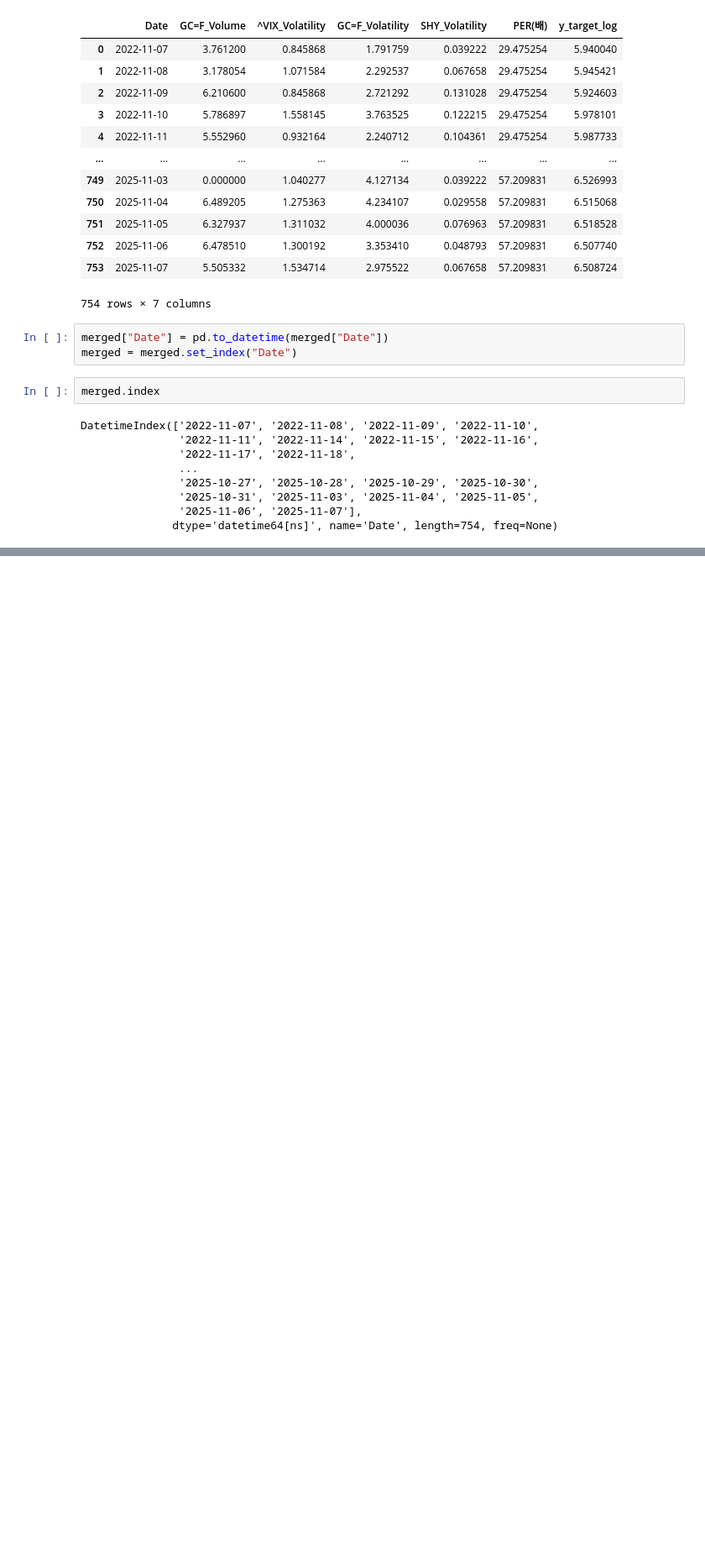
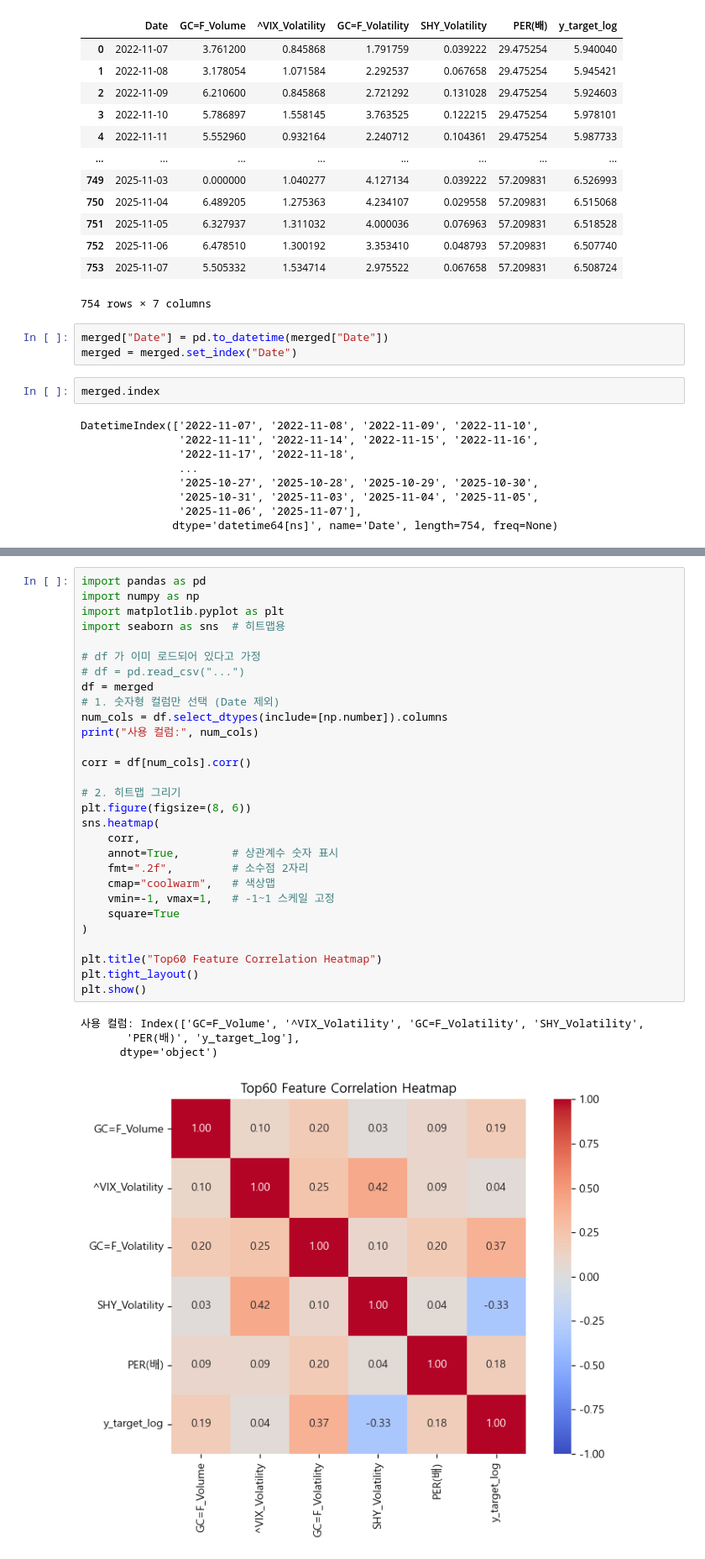
Before and after one commit to sooieong/SP500_Prediction, a Jupyter notebook: 버전1(top60)/preprocessing/log_VIF.ipynb, the cells around one changed output, grey strips where cells are left out. Shown at 84% size. Drawn from its saved outputs; the diff is of its cells as text; blank space fills up the shorter version.

```diff
--- a/버전1(top60)/preprocessing/log_VIF.ipynb
+++ b/버전1(top60)/preprocessing/log_VIF.ipynb
@@ -214,0 +294,34 @@ merged.to_csv("../preprocessing/log공선성제거_Final_data.csv", index=True,
+# %%
+import pandas as pd
+import numpy as np
+import matplotlib.pyplot as plt
+import seaborn as sns  # 히트맵용
+
+# df 가 이미 로드되어 있다고 가정
+# df = pd.read_csv("...")
+df = merged
+# 1. 숫자형 컬럼만 선택 (Date 제외)
+num_cols = df.select_dtypes(include=[np.number]).columns
+print("사용 컬럼:", num_cols)
+
+corr = df[num_cols].corr()
+
+# 2. 히트맵 그리기
+plt.figure(figsize=(8, 6))
+sns.heatmap(
+    corr,
+    annot=True,        # 상관계수 숫자 표시
+    fmt=".2f",         # 소수점 2자리
+    cmap="coolwarm",   # 색상맵
+    vmin=-1, vmax=1,   # -1~1 스케일 고정
+    square=True
+)
+
+plt.title("Top60 Feature Correlation Heatmap")
+plt.tight_layout()
+plt.show()
+# %% [output]
+사용 컬럼: Index(['GC=F_Volume', '^VIX_Volatility', 'GC=F_Volatility', 'SHY_Volatility',
+       'PER(배)', 'y_target_log'],
+      dtype='object')
+[figure, added]
```
Also changed, not shown: parts of 4 cells of this notebook, 2 other files.
